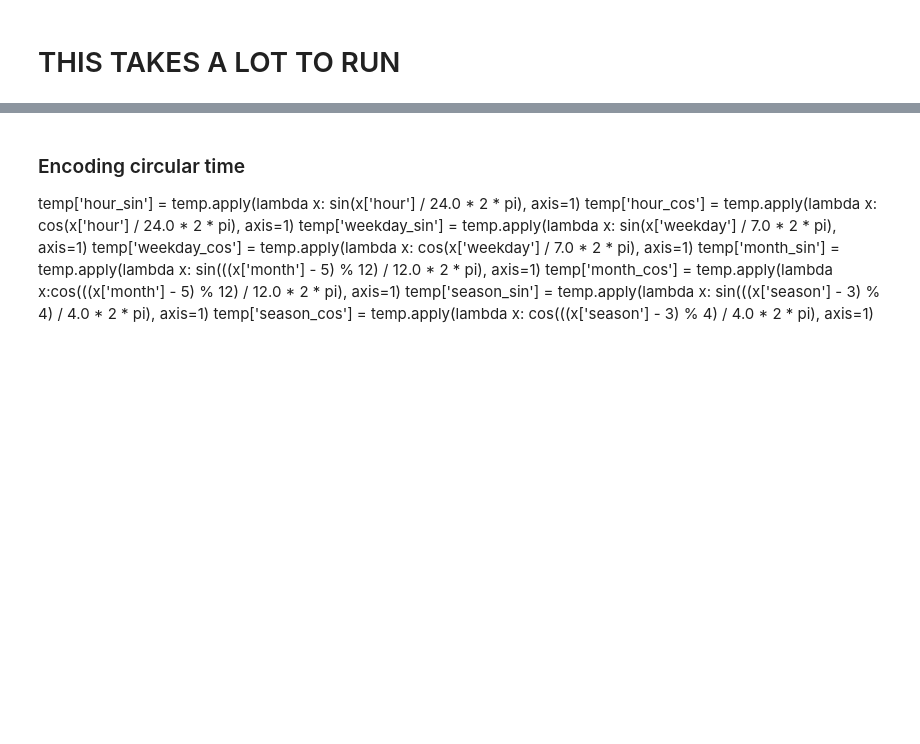
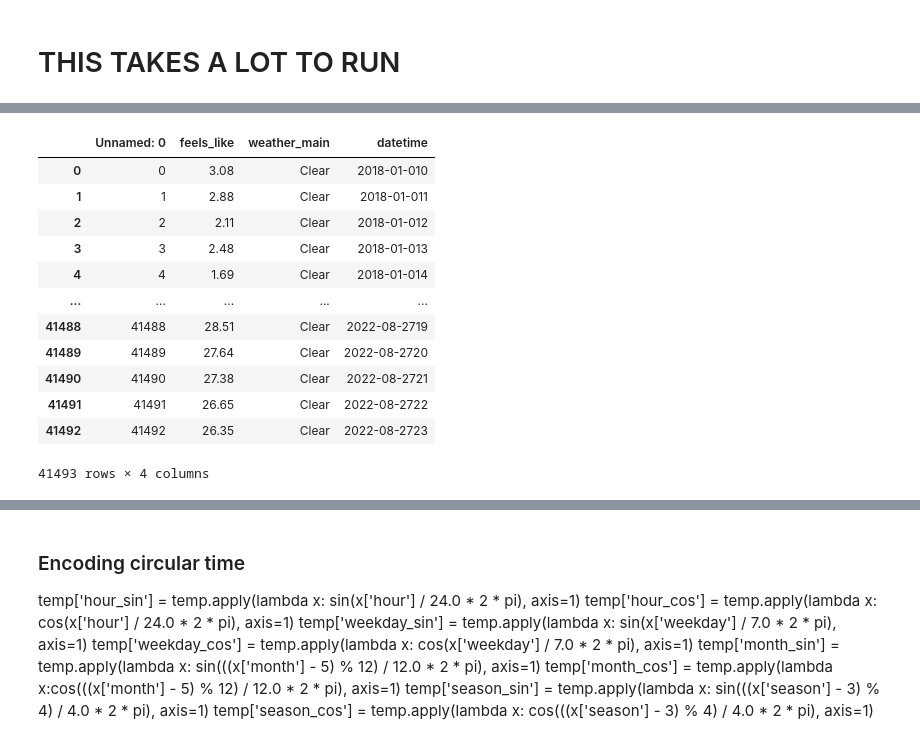
Before and after one commit to juanmcastroa/bicimad_lewagon, a Jupyter notebook: notebooks/Preprocessing.ipynb, the cells around one changed output, grey strips where cells are left out. Saved outputs shown, nothing was run; the diff lists cells and outputs as text; code cells hidden in the pictures; blank space fills up the shorter version.

```diff
--- a/notebooks/Preprocessing.ipynb
+++ b/notebooks/Preprocessing.ipynb
@@ -71,0 +102,16 @@ temp.head()
+# %%
+weather
+# %% [output]
+|  | Unnamed: 0 | feels_like | weather_main | datetime |
+| 0 | 0 | 3.08 | Clear | 2018-01-010 |
+| 1 | 1 | 2.88 | Clear | 2018-01-011 |
+| 2 | 2 | 2.11 | Clear | 2018-01-012 |
+| 3 | 3 | 2.48 | Clear | 2018-01-013 |
+| 4 | 4 | 1.69 | Clear | 2018-01-014 |
+| ... | ... | ... | ... | ... |
+| 41488 | 41488 | 28.51 | Clear | 2022-08-2719 |
+| 41489 | 41489 | 27.64 | Clear | 2022-08-2720 |
+| 41490 | 41490 | 27.38 | Clear | 2022-08-2721 |
+| 41491 | 41491 | 26.65 | Clear | 2022-08-2722 |
+| 41492 | 41492 | 26.35 | Clear | 2022-08-2723 |
+41493 rows × 4 columns
```
Also changed, not shown: parts of 12 cells of this notebook, 1 other file.
